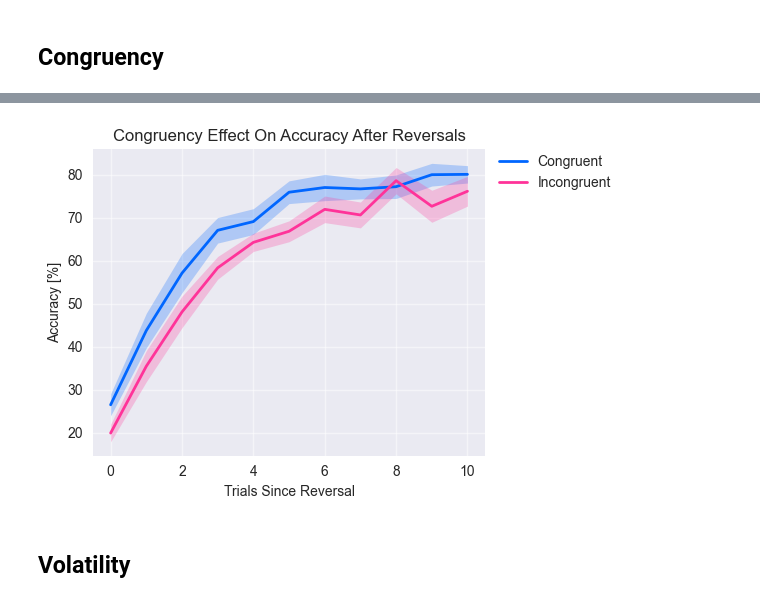
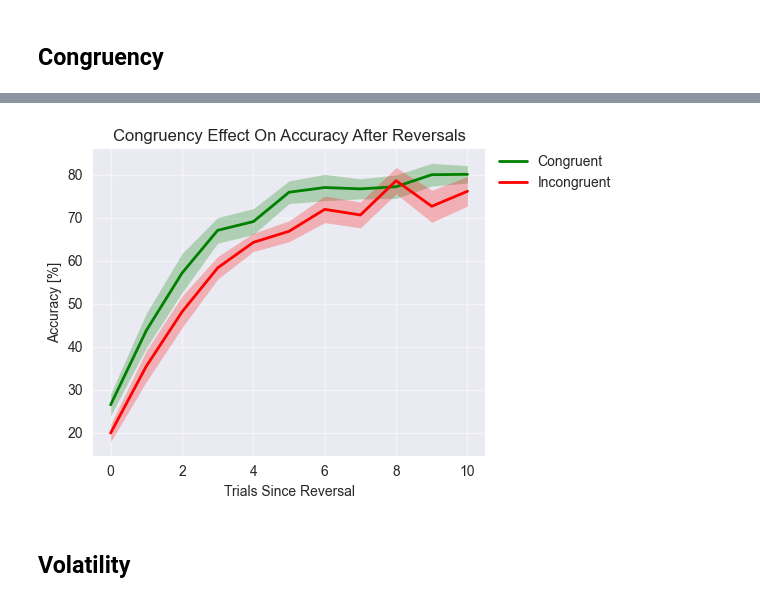
Before and after one commit to KTZ228/phd_1_analysis, a Jupyter notebook: analysis_behavioural/standard parameters/accuracy_analysis.ipynb, the cells around one changed output, grey strips where cells are left out. Cells and saved outputs as stored; diff of their text form; code cells hidden in the pictures.

```diff
--- a/analysis_behavioural/standard parameters/accuracy_analysis.ipynb
+++ b/analysis_behavioural/standard parameters/accuracy_analysis.ipynb
@@ -184,15 +186,16 @@ utils.plotting_functions.paired_raincloud(
 # %%
 utils.plotting_functions.lineplot_se(
     df=combined_results_dataframe_shortened,
     x_col='trials_since_reversal_combined_learning', y_col='objectively_correct_boolean',
     xlabel_name='trials since reversal', ylabel_name='accuracy [%]',
     subject_col='subject_id', condition_col='congruency',
     output_dir=output_dir,
     legend_outside=True,
+    colours=['green','red'],
     plot_name='congruency effect on accuracy after reversals'
 );
 # %% [output]
-[figure, old version]
+[figure, new version]
 # %%
 if dataset == 'africa':
     combined_results_pivoted = (
```
Also changed, not shown: parts of 18 cells of this notebook, 9 other files.
